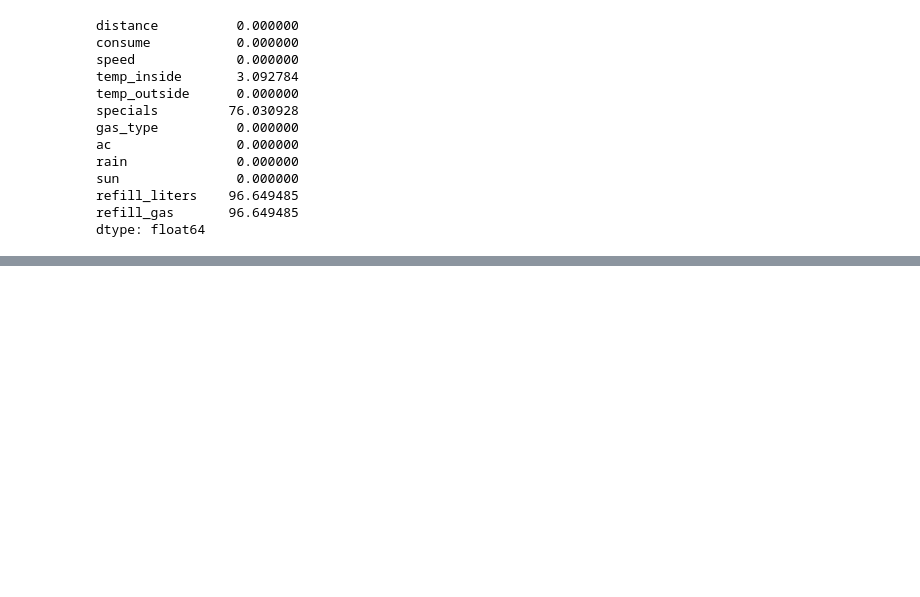
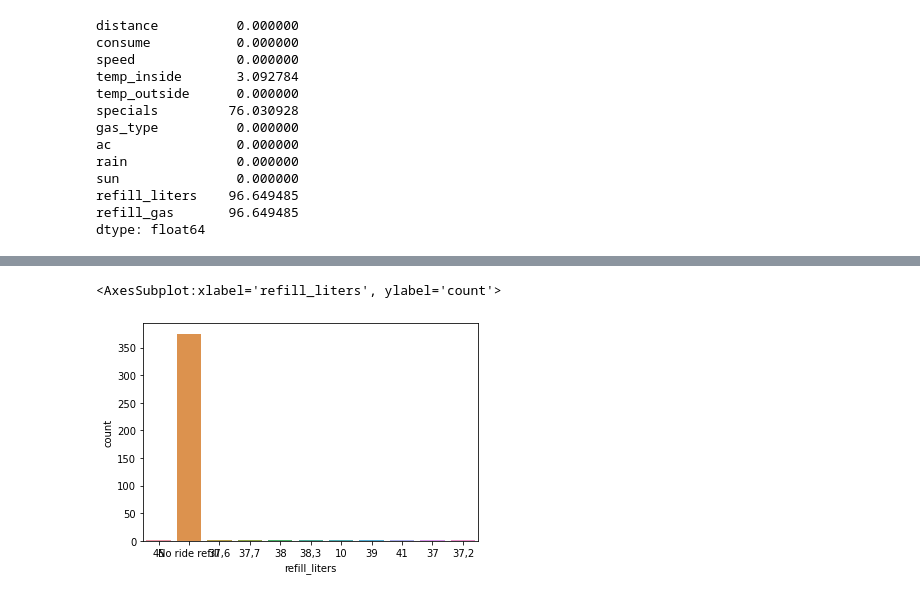
Before and after one commit to ironhack-edu/technical_challenge_DA, a Jupyter notebook: Holly Dalton Tech Challenge.ipynb, the cells around one changed output, grey strips where cells are left out. Saved outputs shown, nothing was run; the diff lists cells and outputs as text; code cells hidden in the pictures; blank space fills up the shorter version.

```diff
--- a/Holly Dalton Tech Challenge.ipynb
+++ b/Holly Dalton Tech Challenge.ipynb
@@ -316,0 +618,5 @@ dtype: float64
+# %%
+sns.countplot(x=cobify.refill_liters)
+# %% [output]
+<AxesSubplot:xlabel='refill_liters', ylabel='count'>
+[figure, added]
```
Also changed, not shown: parts of 24 cells of this notebook.
